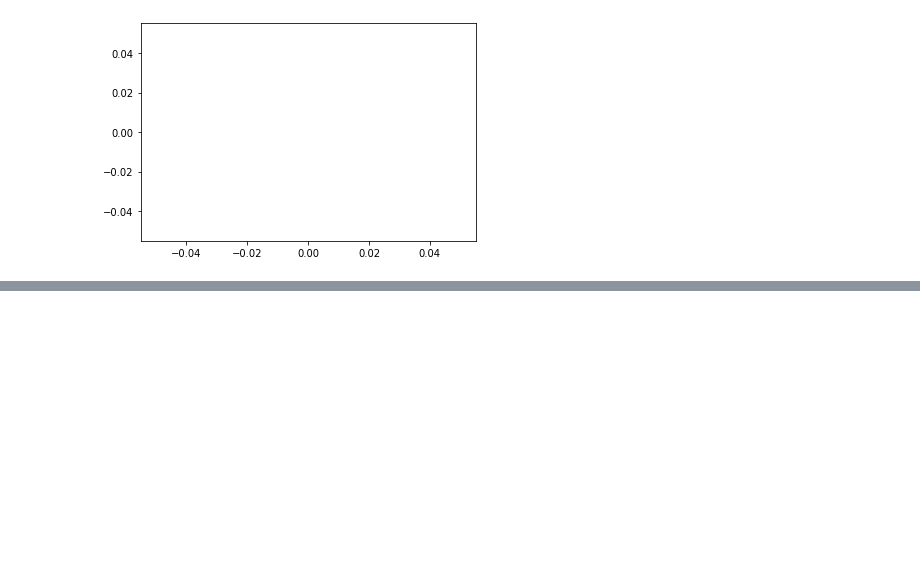
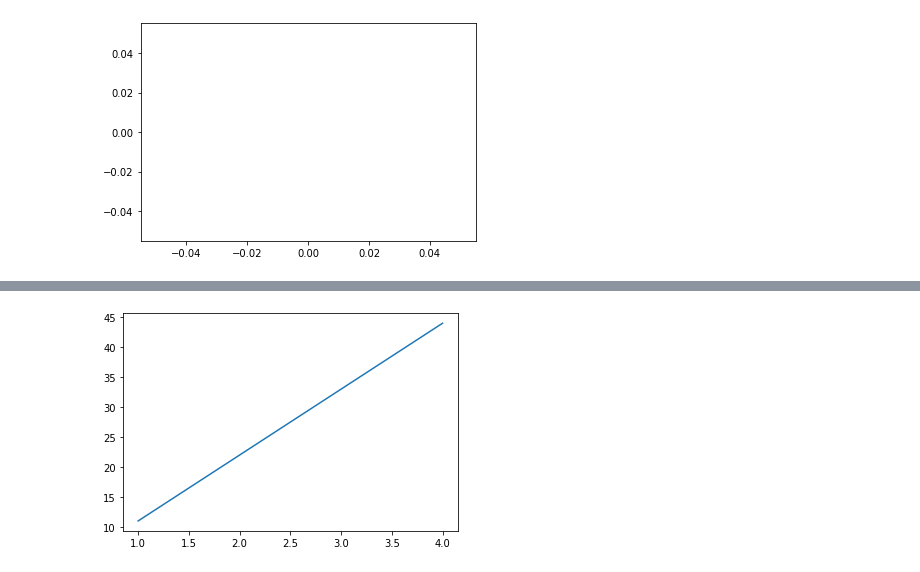
Before and after one commit to cwg7/Matplotlib-works, a Jupyter notebook: matplotlib_Overview.ipynb, the cells around one changed output, grey strips where cells are left out. Saved outputs shown, nothing was run; the diff lists cells and outputs as text; code cells hidden in the pictures; blank space fills up the shorter version.

```diff
--- a/matplotlib_Overview.ipynb
+++ b/matplotlib_Overview.ipynb
@@ -10,0 +24,6 @@ plt.plot()
+# %%
+x = [1,2,3,4]
+y = [11,22,33,44]
+plt.plot(x,y);
+# %% [output]
+[figure, added]
```
Also changed, not shown: parts of 5 cells of this notebook.
